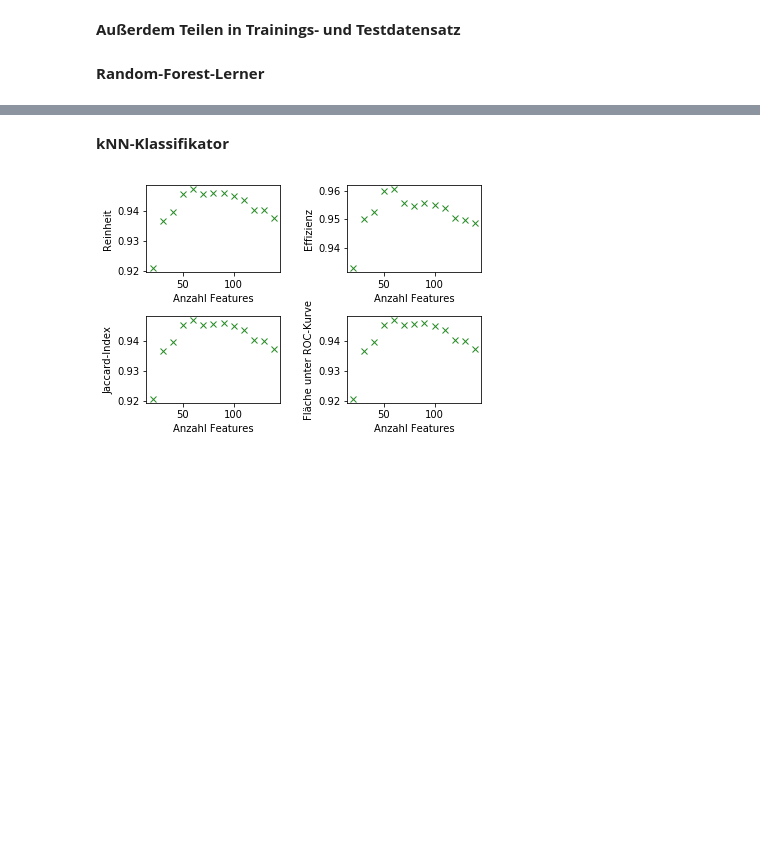
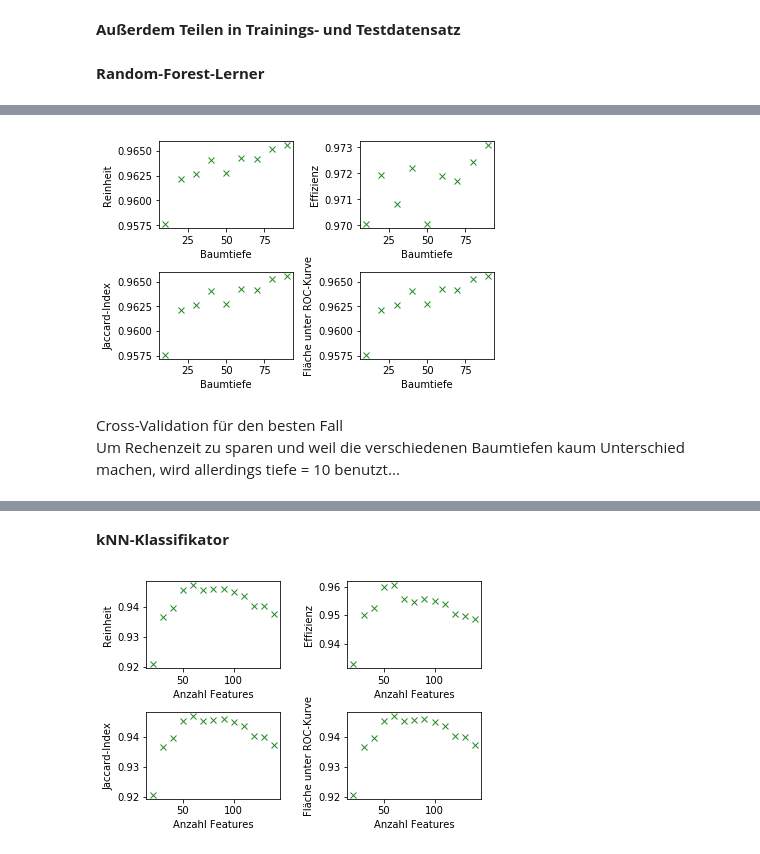
Before and after one commit to Ninilini/FP_Teilchen, a Jupyter notebook: IceCube/plots/selection.ipynb, the cells around one changed output, grey strips where cells are left out. Cells and saved outputs as stored; diff of their text form; code cells hidden in the pictures; blank space fills up the shorter version.

Commit message:
IceCube fast fertig bis auf ROC-Kurve

```diff
--- a/IceCube/plots/selection.ipynb
+++ b/IceCube/plots/selection.ipynb
@@ -142,0 +155,25 @@ plt.subplots_adjust(wspace = 0.5, hspace = 0.5)
+# %%
+plt.subplot(2,2,1)
+plt.plot(tiefe, accuracy_RF_anzahl, marker = 'x', linestyle = '', color = 'forestgreen')
+plt.xlabel(r'Baumtiefe')
+plt.ylabel(r'Reinheit')
+
+plt.subplot(2,2,2)
+plt.plot(tiefe, efficiency_RF_anzahl, marker = 'x', linestyle = '', color = 'forestgreen')
+plt.xlabel(r'Baumtiefe')
+plt.ylabel(r'Effizienz')
+
+plt.subplot(2,2,3)
+plt.plot(tiefe, jaccard_RF_anzahl, marker = 'x', linestyle = '', color = 'forestgreen')
+plt.xlabel(r'Baumtiefe')
+plt.ylabel(r'Jaccard-Index')
+
+plt.subplot(2,2,4)
+plt.plot(tiefe, roc_auc_RF_anzahl, marker = 'x', linestyle = '', color = 'forestgreen')
+plt.xlabel(r'Baumtiefe')
+plt.ylabel(r'Fläche unter ROC-Kurve')
+
+plt.subplots_adjust(wspace = 0.5, hspace = 0.5)
+plt.savefig('RF_baumtiefe.png')
+# %% [output]
+[figure, added]
@@ -142,0 +183,3 @@ plt.subplots_adjust(wspace = 0.5, hspace = 0.5)
+# %% [markdown]
+Cross-Validation für den besten Fall <br>
+Um Rechenzeit zu sparen und weil die verschiedenen Baumtiefen kaum Unterschied machen, wird allerdings tiefe = 10 benutzt...
```
Also changed, not shown: parts of 32 cells of this notebook, 9 other files.
